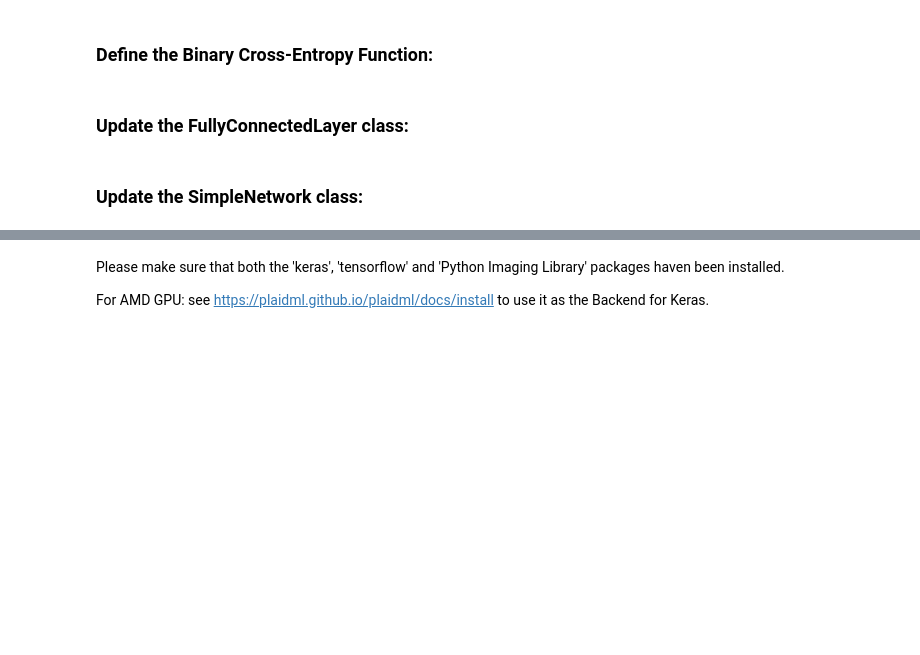
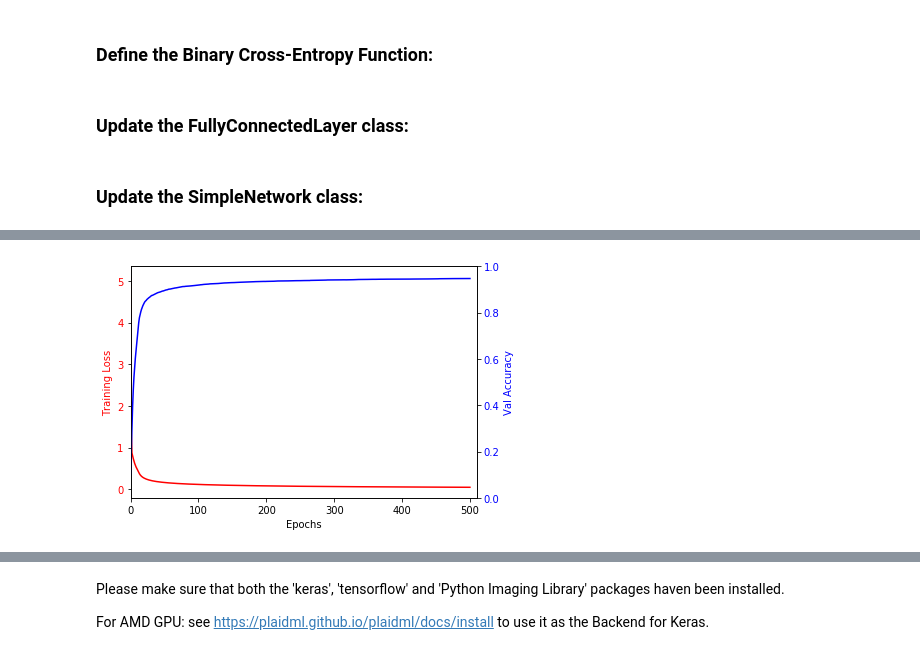
Before and after one commit to ylee9107/ComputerVisionTensorFlow2_myLearning, a Jupyter notebook: 1 - Comupter Vision with Neural Networks/Building ANNs.ipynb, the cells around one changed output, grey strips where cells are left out. Drawn from its saved outputs; the diff is of its cells as text; code cells hidden in the pictures; blank space fills up the shorter version.

```diff
--- a/1 - Comupter Vision with Neural Networks/Building ANNs.ipynb
+++ b/1 - Comupter Vision with Neural Networks/Building ANNs.ipynb
@@ -536,7 +630,7 @@ This will require some update to the existing FullyConnectedLayer class and Simp
 # %%
 def sigmoid(x):
     y = 1/ (1 + np.exp(-x))
-    return
+    return y
 
 # Derivative of the Sigmoid funtion:
 def derivated_sigmoid(y):
@@ -586,10 +679,10 @@ class FullyConnectedLayer(object):
 
         # Random initialisation of the weight vector and bias:
         self.W = np.random.standard_normal((num_inputs, layer_size))
-        self.b = np.random.rand(layer_size)
+        self.b = np.random.standard_normal(layer_size)
         self.size = layer_size
         self.activation_func = activation_func
-        sel.deriv_activation_func = deriv_activation_func
+        self.deriv_activation_func = deriv_activation_func
         self.x, self.y = None, None
         self.dL_dW, self.dL_db = None, None
 
@@ -608,6 +701,7 @@ class FullyConnectedLayer(object):
         self.x = x
 
         return self.y
+
 
     def backward(self, dL_dy):
         """ This builds the Backwards pass for backpropagating the loss.
@@ -633,6 +727,7 @@ class FullyConnectedLayer(object):
 
         # Compute the derivatives w.r.t the layer's parameters and store them for opt. optimization:
         self.dL_dW = np.dot(dz_dw, dL_dz)
+        self.dL_db = np.dot(dz_db, dL_dz)
 
         # Compute the derivative w.r.t the input, to be passed to the previous layers (their `dL_dy`):
         dL_dx = np.dot(dL_dz, dz_dx)
@@ -833,3 +931,5 @@ class SimpleNetwork(object):
 # %%
 # Instantiating the Network:
-mnist_classifier
+mnist_classifier = SimpleNetwork(num_inputs = X_train.shape[1],
+                                 num_outputs = nb_classes,
+                                 hidden_layers_sizes = [64, 32])
@@ -838,3 +964,9 @@ NameError: name 'mnist_classifier' is not defined
 # %%
-losses, accuracies = mnist_classifier.train(
-X_train, y_train, X_test, y_test, batch_size=30, num_epochs=500)
+losses, accuracies = mnist_classifier.train(X_train = X_train,
+                                            y_train = y_train,
+                                            X_val = X_test,
+                                            y_val = y_test,
+                                            batch_size = 32,
+                                            nb_epochs = 500,
+                                            learning_rate = 0.001,
+                                            print_frequency = 20)
@@ -840,0 +1014,25 @@ X_train, y_train, X_test, y_test, batch_size=30, num_epochs=500)
+# %%
+losses, accuracies = [loss_untrained] + losses, [acc_untrained] + accuracies
+fig, ax_loss = plt.subplots()
+
+# Instantiate the FIRST axes:
+color = 'red'
+ax_loss.set_xlim([0, 510])
+ax_loss.set_xlabel('Epochs')
+ax_loss.set_ylabel('Training Loss', color=color)
+ax_loss.plot(losses, color=color)
+ax_loss.tick_params(axis='y', labelcolor=color)
+
+# Instantiate a SECOND axes that shares the same x-axis
+ax_acc = ax_loss.twinx()
+color = 'blue'
+ax_acc.set_xlim([0, 510])
+ax_acc.set_ylim([0, 1])
+ax_acc.set_ylabel('Val Accuracy', color=color)
+ax_acc.plot(accuracies, color=color)
+ax_acc.tick_params(axis='y', labelcolor=color)
+
+fig.tight_layout()
+plt.show()
+# %% [output]
+[figure, added]
```
Also changed, not shown: parts of 52 cells of this notebook.
